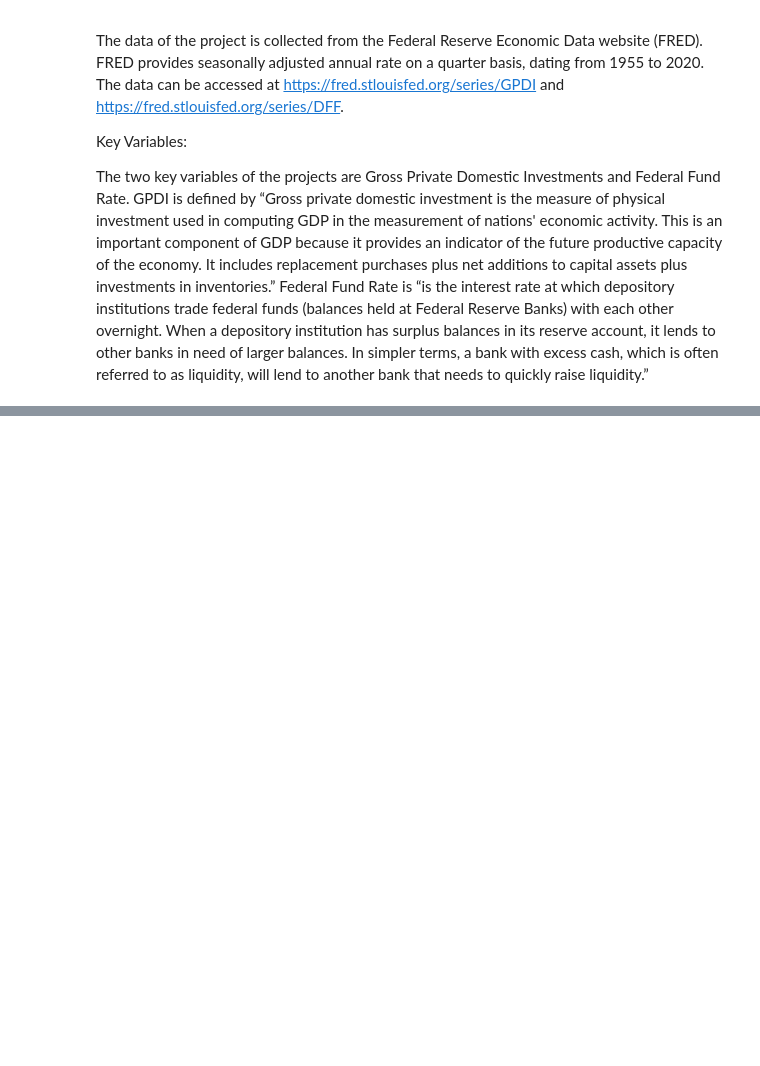
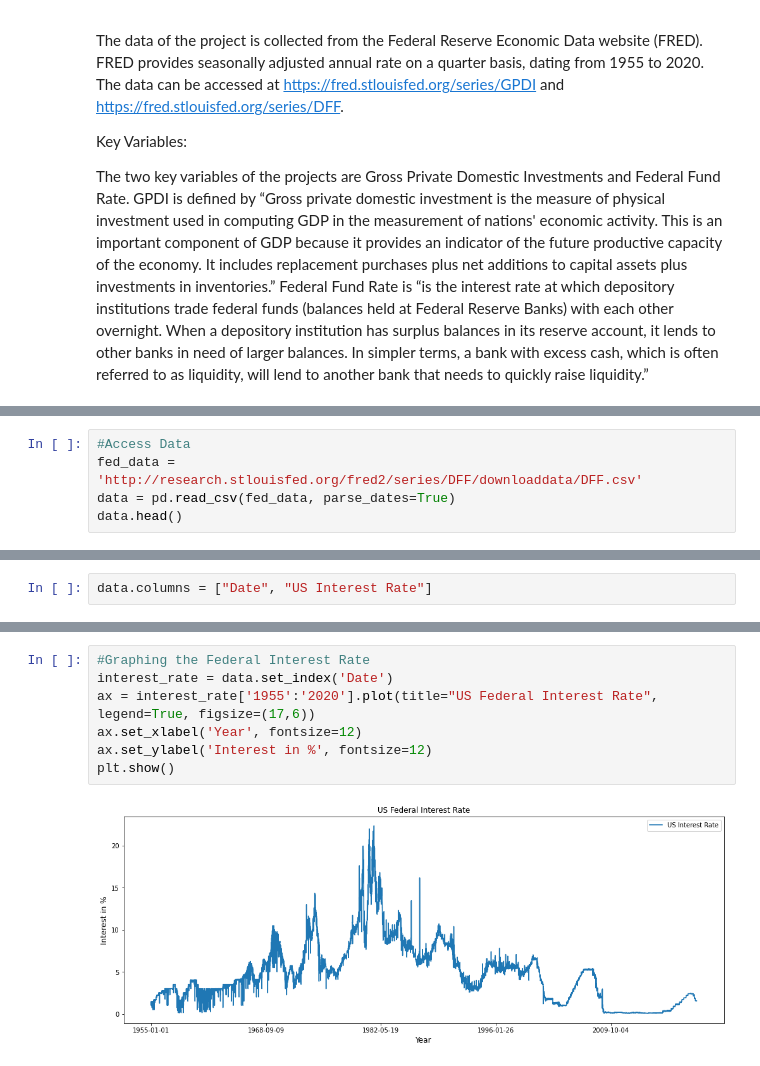
Before and after one commit to Farbright/final_project, a Jupyter notebook: final_project.ipynb, the cells around one changed output, grey strips where cells are left out. Drawn from its saved outputs; the diff is of its cells as text; blank space fills up the shorter version.

```diff
--- a/final_project.ipynb
+++ b/final_project.ipynb
@@ -20,0 +73,5 @@ The two key variables of the projects are Gross Private Domestic Investments and
+# %%
+#Access Data
+fed_data = 'http://research.stlouisfed.org/fred2/series/DFF/downloaddata/DFF.csv'
+data = pd.read_csv(fed_data, parse_dates=True)
+data.head()
@@ -20,0 +85,2 @@ The two key variables of the projects are Gross Private Domestic Investments and
+# %%
+data.columns = ["Date", "US Interest Rate"]
@@ -20,0 +96,9 @@ The two key variables of the projects are Gross Private Domestic Investments and
+# %%
+#Graphing the Federal Interest Rate
+interest_rate = data.set_index('Date')
+ax = interest_rate['1955':'2020'].plot(title="US Federal Interest Rate", legend=True, figsize=(17,6))
+ax.set_xlabel('Year', fontsize=12)
+ax.set_ylabel('Interest in %', fontsize=12)
+plt.show()
+# %% [output]
+[figure, added]
```
Also changed, not shown: parts of 8 cells of this notebook.
